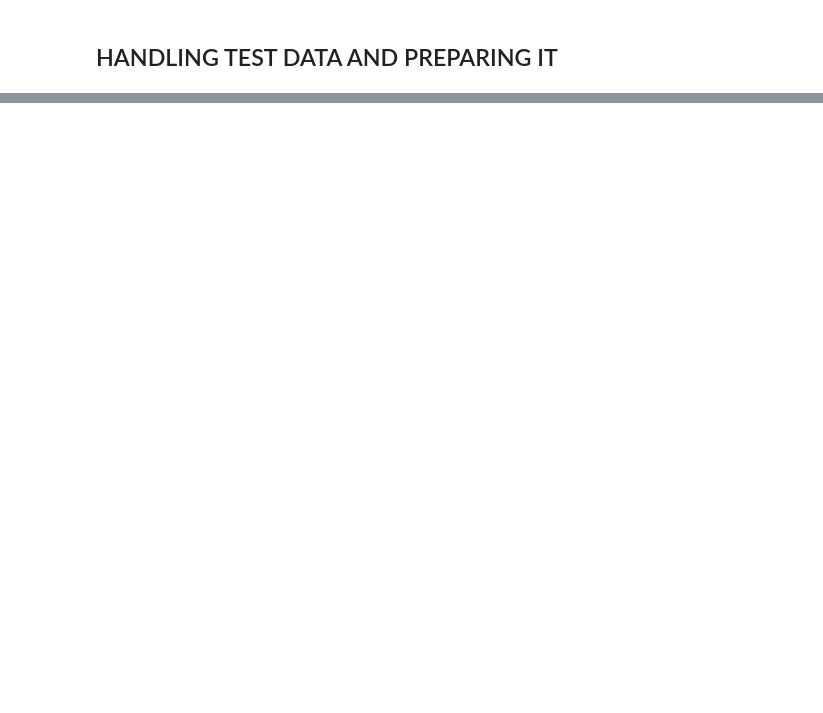
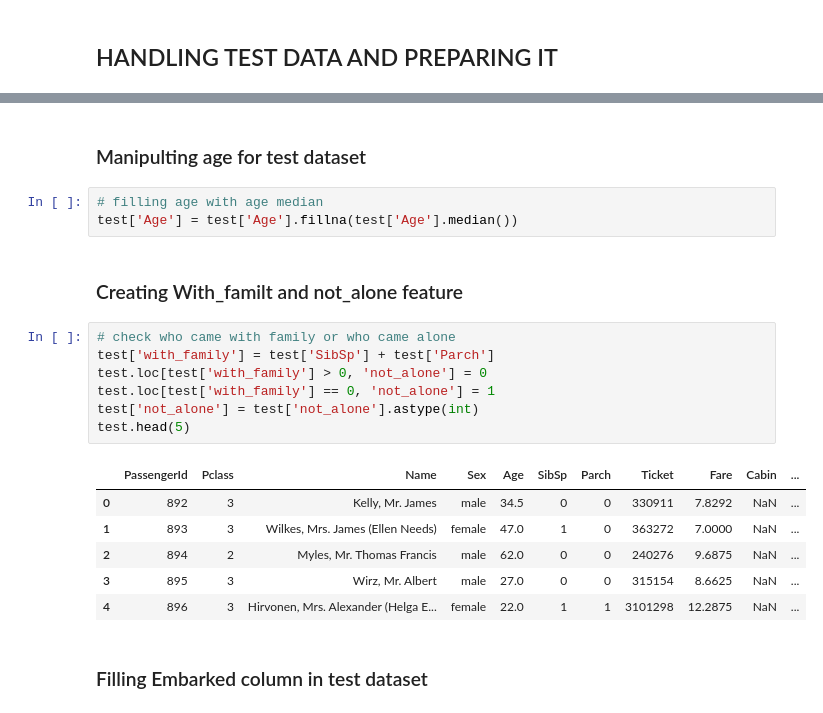
Before and after one commit to tawabshakeel/Neural-Networks-using-keras, a Jupyter notebook: feed forward/feed_forward.ipynb, the cells around one changed output, grey strips where cells are left out. Cells and saved outputs as stored; diff of their text form; blank space fills up the shorter version.

Commit message:
working on test dataset

```diff
--- a/feed forward/feed_forward.ipynb
+++ b/feed forward/feed_forward.ipynb
@@ -168,0 +205,23 @@ train.drop(['PassengerId','Name','Ticket','Cabin'],axis=1,inplace=True)
+# %% [markdown]
+### Manipulting age for test dataset
+# %%
+# filling age with age median
+test['Age'] = test['Age'].fillna(test['Age'].median())
+# %% [markdown]
+### Creating With_familt and not_alone feature
+# %%
+# check who came with family or who came alone
+test['with_family'] = test['SibSp'] + test['Parch']
+test.loc[test['with_family'] > 0, 'not_alone'] = 0
+test.loc[test['with_family'] == 0, 'not_alone'] = 1
+test['not_alone'] = test['not_alone'].astype(int)
+test.head(5)
+# %% [output]
+|  | PassengerId | Pclass | Name | Sex | Age | SibSp | Parch | Ticket | Fare | Cabin | ... |
+| 0 | 892 | 3 | Kelly, Mr. James | male | 34.5 | 0 | 0 | 330911 | 7.8292 | NaN | ... |
+| 1 | 893 | 3 | Wilkes, Mrs. James (Ellen Needs) | female | 47.0 | 1 | 0 | 363272 | 7.0000 | NaN | ... |
+| 2 | 894 | 2 | Myles, Mr. Thomas Francis | male | 62.0 | 0 | 0 | 240276 | 9.6875 | NaN | ... |
+| 3 | 895 | 3 | Wirz, Mr. Albert | male | 27.0 | 0 | 0 | 315154 | 8.6625 | NaN | ... |
+| 4 | 896 | 3 | Hirvonen, Mrs. Alexander (Helga E... | female | 22.0 | 1 | 1 | 3101298 | 12.2875 | NaN | ... |
+# %% [markdown]
+### Filling Embarked column in test dataset
```
Also changed, not shown: parts of 10 cells of this notebook.
